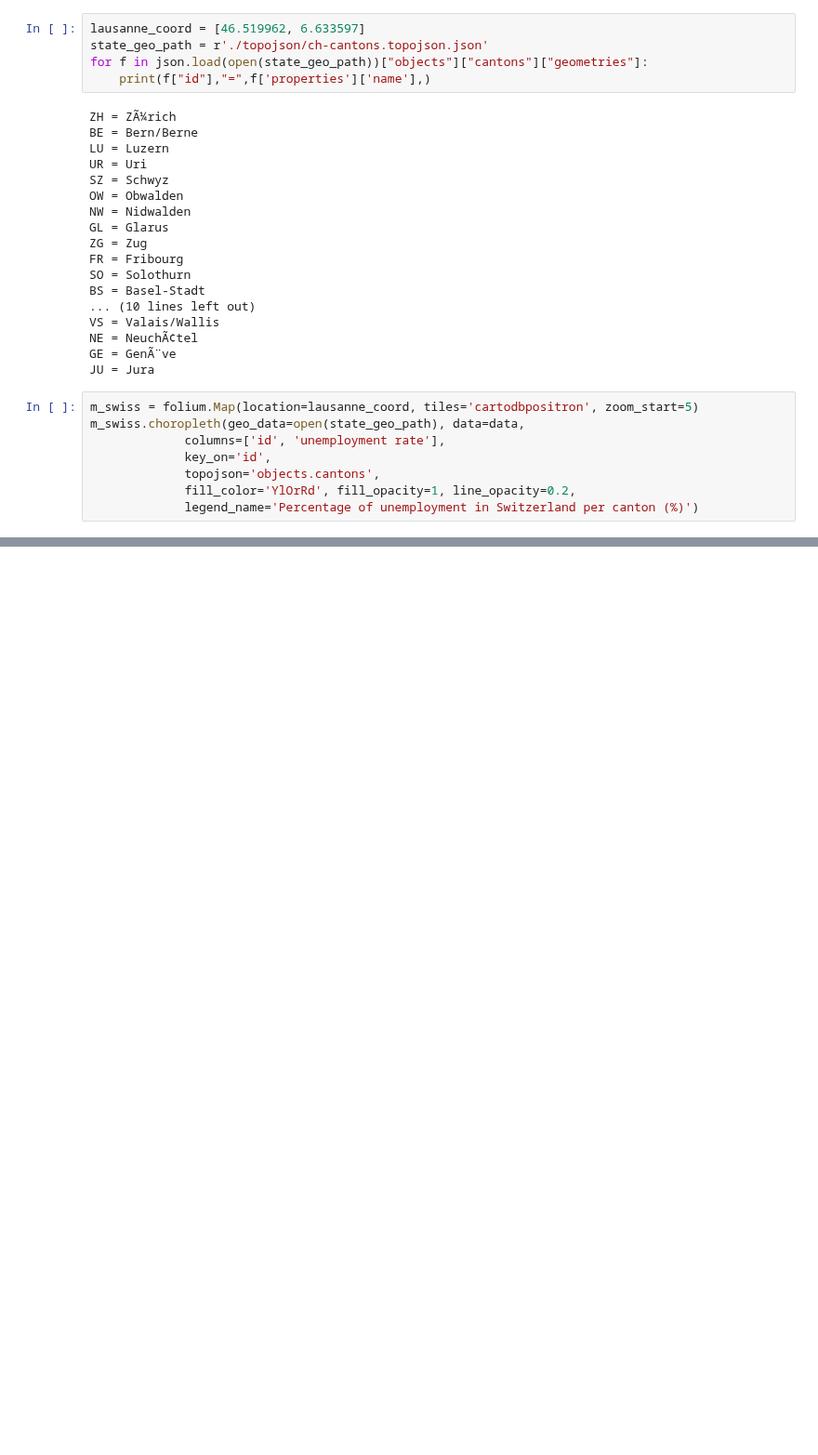
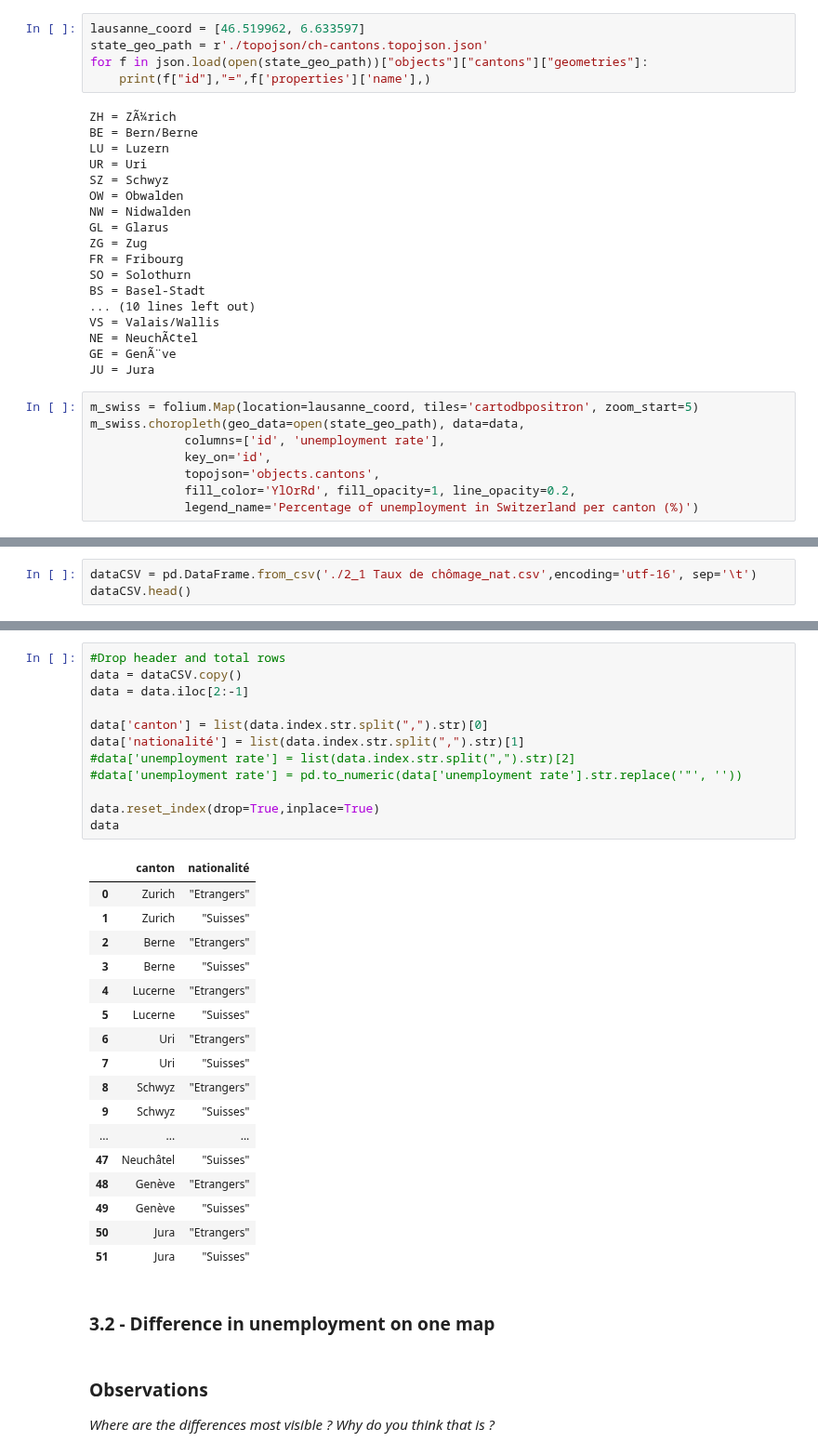
Before and after one commit to Piloumpicou/ADA-Unexpected-Match, a Jupyter notebook: 03 - Interactive Viz/Homework 3.ipynb, the cells around one changed output, grey strips where cells are left out. Shown at 93% size. Drawn from its saved outputs; the diff is of its cells as text; blank space fills up the shorter version.

```diff
--- a/03 - Interactive Viz/Homework 3.ipynb
+++ b/03 - Interactive Viz/Homework 3.ipynb
@@ -328,0 +341,3 @@ m_swiss
+# %%
+dataCSV = pd.DataFrame.from_csv('./2_1 Taux de chômage_nat.csv',encoding='utf-16', sep='\t')
+dataCSV.head()
@@ -328,0 +352,35 @@ m_swiss
+# %%
+#Drop header and total rows
+data = dataCSV.copy()
+data = data.iloc[2:-1]
+
+data['canton'] = list(data.index.str.split(",").str)[0]
+data['nationalité'] = list(data.index.str.split(",").str)[1]
+#data['unemployment rate'] = list(data.index.str.split(",").str)[2]
+#data['unemployment rate'] = pd.to_numeric(data['unemployment rate'].str.replace('"', ''))
+
+data.reset_index(drop=True,inplace=True)
+data
+# %% [output]
+|  | canton | nationalité |
+| 0 | Zurich | "Etrangers" |
+| 1 | Zurich | "Suisses" |
+| 2 | Berne | "Etrangers" |
+| 3 | Berne | "Suisses" |
+| 4 | Lucerne | "Etrangers" |
+| 5 | Lucerne | "Suisses" |
+| 6 | Uri | "Etrangers" |
+| 7 | Uri | "Suisses" |
+| 8 | Schwyz | "Etrangers" |
+| 9 | Schwyz | "Suisses" |
+| ... | ... | ... |
+| 47 | Neuchâtel | "Suisses" |
+| 48 | Genève | "Etrangers" |
+| 49 | Genève | "Suisses" |
+| 50 | Jura | "Etrangers" |
+| 51 | Jura | "Suisses" |
+# %% [markdown]
+### 3.2 - Difference in unemployment on one map
+# %% [markdown]
+### Observations
+*Where are the differences most visible ? Why do you think that is ?*
```
Also changed, not shown: parts of 8 cells of this notebook, 1 other file.
